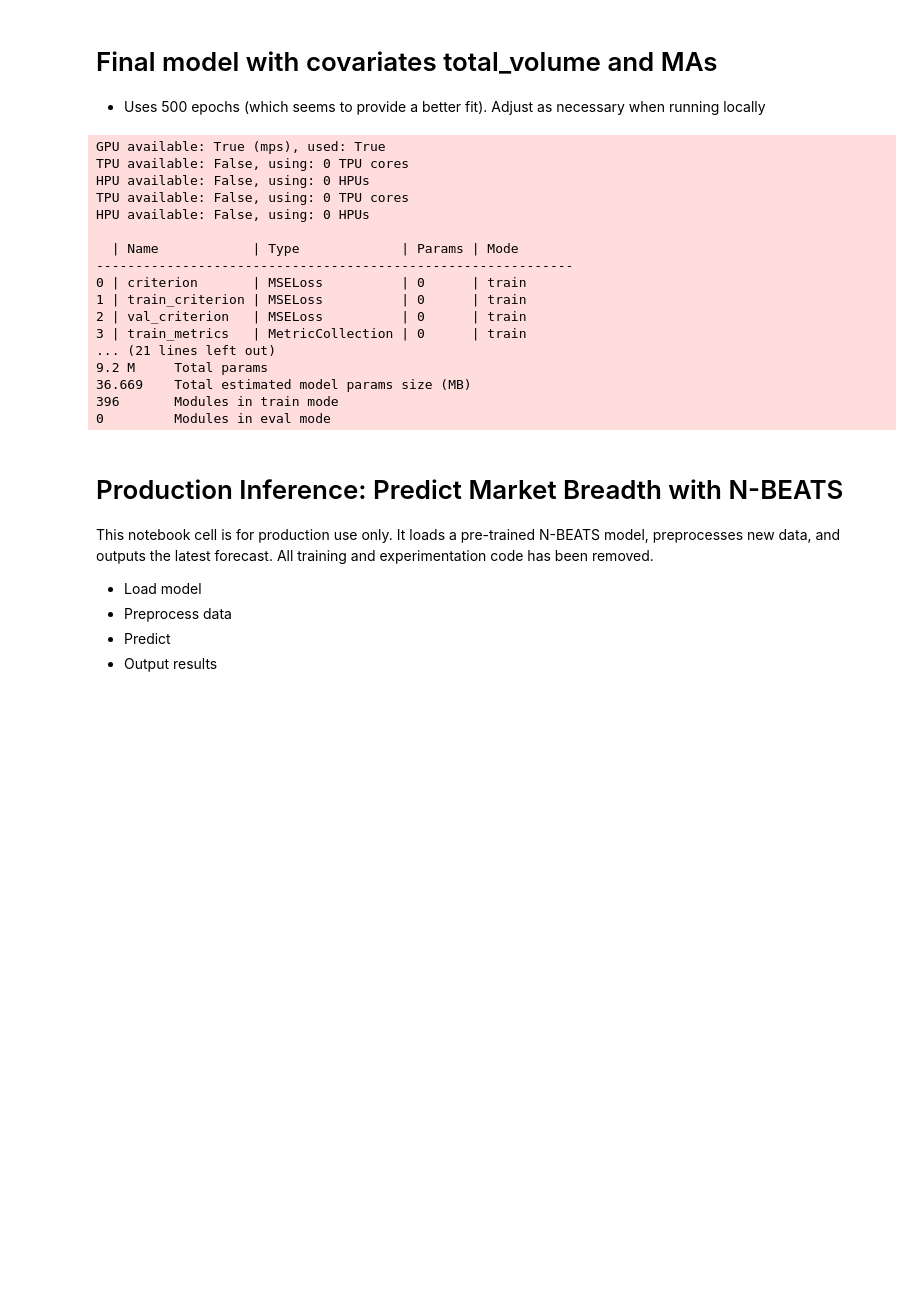
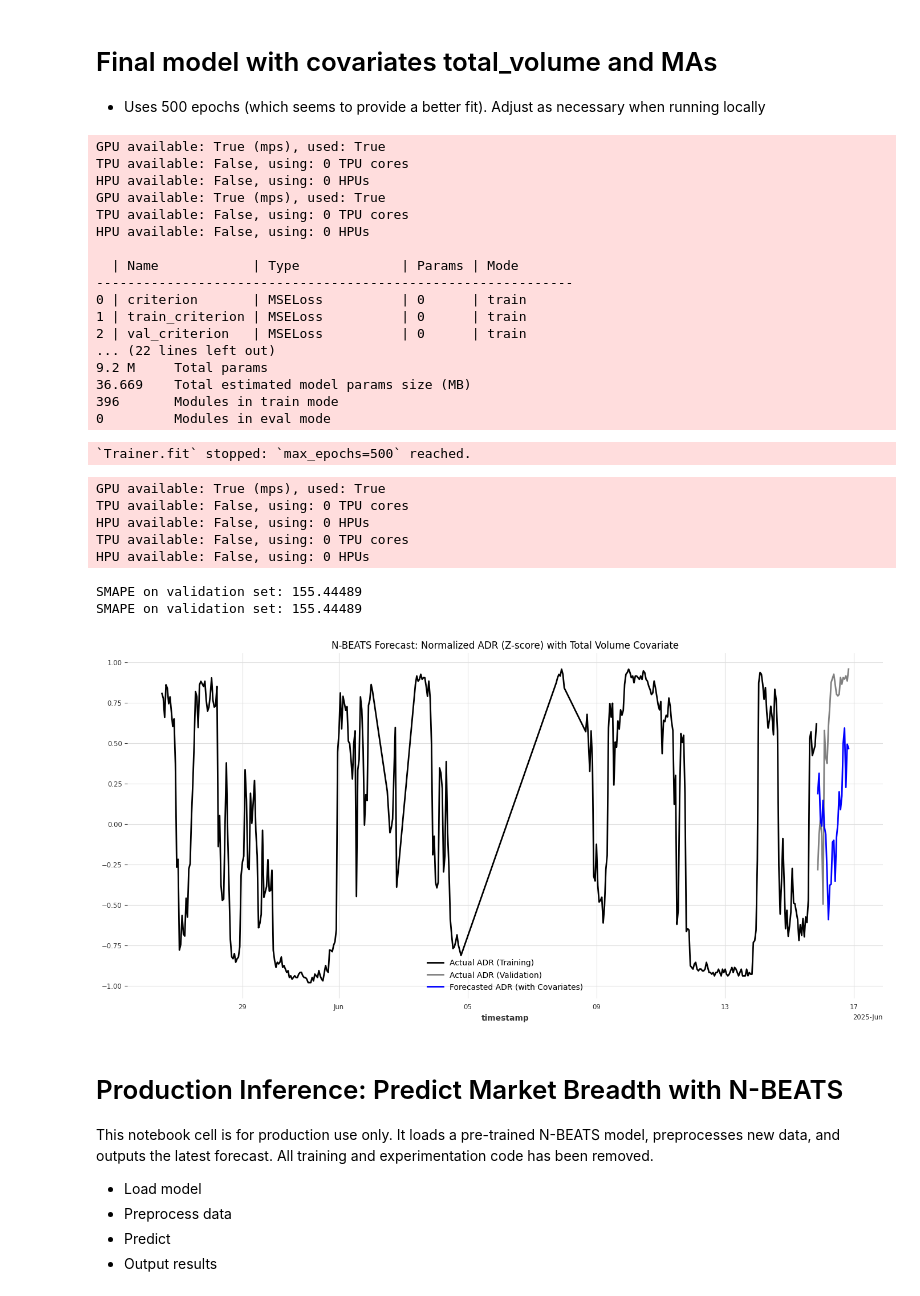
Before and after one commit to carkod/binbot-notebooks, a Jupyter notebook: market_breadth_nbeats/final.ipynb, the cells around one changed output. Cells and saved outputs as stored; diff of their text form; code cells hidden in the pictures; blank space fills up the shorter version.

```diff
--- a/market_breadth_nbeats/final.ipynb
+++ b/market_breadth_nbeats/final.ipynb
@@ -109,7 +109,7 @@ train_covariate_scaled = covariate_series_scaled[:-forecast_horizon]
 model = NBEATSModel(
     input_chunk_length=input_chunk_length,
     output_chunk_length=forecast_horizon,
-    n_epochs=10,
+    n_epochs=500,
     batch_size=16,
     random_state=42,
     optimizer_cls=optim.AdamW,
@@ -146,35 +146,44 @@ plt.figure(figsize=(14, 7))
 train_orig.plot(label="Actual ADR (Training)", lw=2, color="black")
 val_orig.plot(label="Actual ADR (Validation)", lw=2, color="gray")
 
 # Plot forecast extending from the end of the training data
 future_forecast_orig.plot(label="Forecasted ADR (with Covariates)", lw=2, color="blue")
 
 # Save model in compressed (zip) format
 model.save("../checkpoints/market_breadth_nbeats_model_v1.pth")
 
 plt.title("N-BEATS Forecast: Normalized ADR (Z-score) with Total Volume Covariate")
 plt.legend()
 plt.grid(True)
 plt.tight_layout()
 plt.show()
 # %% [output]
 GPU available: True (mps), used: True
 TPU available: False, using: 0 TPU cores
 HPU available: False, using: 0 HPUs
+GPU available: True (mps), used: True
 TPU available: False, using: 0 TPU cores
 HPU available: False, using: 0 HPUs
 
   | Name            | Type             | Params | Mode
 -------------------------------------------------------------
 0 | criterion       | MSELoss          | 0      | train
 1 | train_criterion | MSELoss          | 0      | train
 2 | val_criterion   | MSELoss          | 0      | train
-3 | train_metrics   | MetricCollection | 0      | train
-... (21 lines left out)
+... (22 lines left out)
 9.2 M     Total params
 36.669    Total estimated model params size (MB)
 396       Modules in train mode
 0         Modules in eval mode
+`Trainer.fit` stopped: `max_epochs=500` reached.
+GPU available: True (mps), used: True
+TPU available: False, using: 0 TPU cores
+HPU available: False, using: 0 HPUs
+TPU available: False, using: 0 TPU cores
+HPU available: False, using: 0 HPUs
+SMAPE on validation set: 155.44489
+SMAPE on validation set: 155.44489
+[figure, added]
 # %% [markdown]
 # Production Inference: Predict Market Breadth with N-BEATS
 
```
Also changed, not shown: parts of 2 cells of this notebook, 2 other files.
